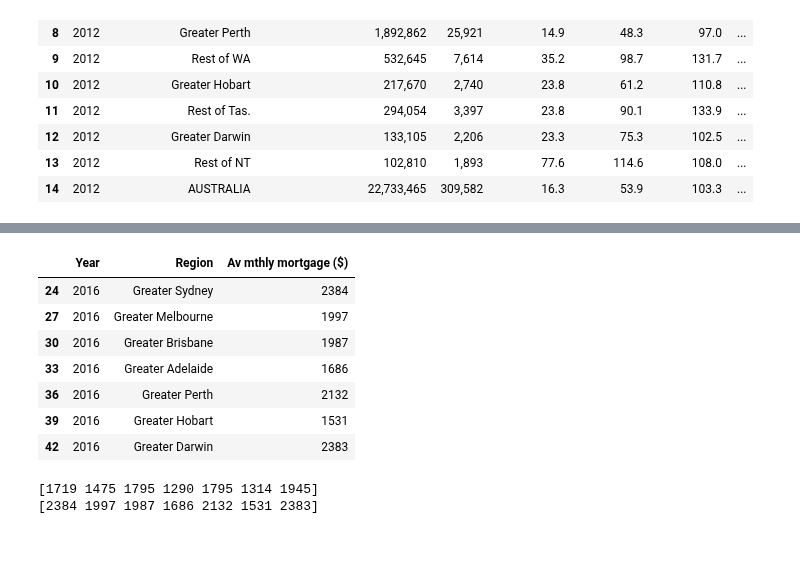
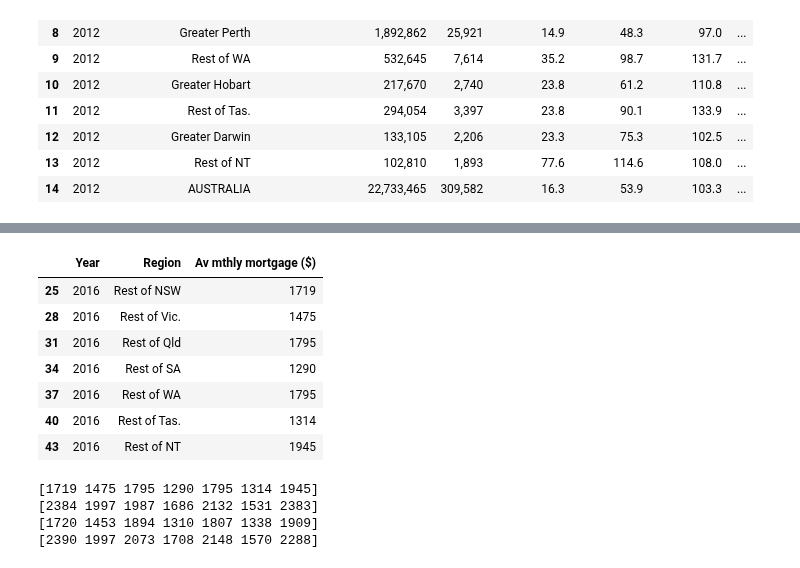
Before and after one commit to NathanJPotter/Team-Project-1, a Jupyter notebook: Project 1.ipynb, the cells around one changed output, grey strips where cells are left out. Cells and saved outputs as stored; diff of their text form; code cells hidden in the pictures.

```diff
--- a/Project 1.ipynb
+++ b/Project 1.ipynb
@@ -679,5 +679,8 @@ lastest_average_monthly_rental_df = rental_data_df.loc[rental_data_df['Year'] ==
 lastest_mortgage_stress_df = mortgage_stress_df.loc[mortgage_stress_df['Year']== 2016]
 lastest_rental_stress_df = rental_stress_df.loc[rental_stress_df['Year']==2016]
 
-lastest_rental_stress_df
+
+earliest_average_monthly_mortgage_df = mortgage_data_df.loc[mortgage_data_df['Year'] == 2011]
+
+earliest_average_monthly_mortgage_df
 # %% [output]
@@ -702,9 +705,9 @@ lastest_rental_stress_df
 #drop sumary rows to compare 2 seperate values
 clean_average_monthly_mortgage_df = latest_average_monthly_mortgage_df.drop([22,23,26,29,32,35,38,41], axis=0)
 
+clean_earliest_average_monthly_mortgage_df = earliest_average_monthly_mortgage_df.drop([0,1,4,7,10,13,16,19], axis=0)
 
 
-
-clean_average_monthly_mortgage_df
+clean_earliest_average_monthly_mortgage_df
 # %% [output]
 |  | Year | Region | Av mthly mortgage ($) |
@@ -725,30 +728,44 @@ clean_average_monthly_mortgage_df
 # %%
 # Creating dataframe to separate city areas and region areas
-greater_df = clean_df[clean_average_monthly_mortgage_df['Region'].str.contains('Greater')]
-rest_of_df = clean_df[clean_average_monthly_mortgage_df['Region'].str.contains('Rest')]
-greater_df
+greater_df = clean_average_monthly_mortgage_df[clean_average_monthly_mortgage_df['Region'].str.contains('Greater')]
+rest_of_df = clean_average_monthly_mortgage_df[clean_average_monthly_mortgage_df['Region'].str.contains('Rest')]
+
+earliest_greater_df = clean_earliest_average_monthly_mortgage_df[clean_earliest_average_monthly_mortgage_df['Region'].str.contains('Greater')]
+earlirest_rest_of_df = clean_earliest_average_monthly_mortgage_df[clean_earliest_average_monthly_mortgage_df['Region'].str.contains('Rest')]
+
+rest_of_df
 # %% [output]
 |  | Year | Region | Av mthly mortgage ($) |
-| 24 | 2016 | Greater Sydney | 2384 |
-| 27 | 2016 | Greater Melbourne | 1997 |
-| 30 | 2016 | Greater Brisbane | 1987 |
-| 33 | 2016 | Greater Adelaide | 1686 |
-| 36 | 2016 | Greater Perth | 2132 |
-| 39 | 2016 | Greater Hobart | 1531 |
-| 42 | 2016 | Greater Darwin | 2383 |
+| 25 | 2016 | Rest of NSW | 1719 |
+| 28 | 2016 | Rest of Vic. | 1475 |
+| 31 | 2016 | Rest of Qld | 1795 |
+| 34 | 2016 | Rest of SA | 1290 |
+| 37 | 2016 | Rest of WA | 1795 |
+| 40 | 2016 | Rest of Tas. | 1314 |
+| 43 | 2016 | Rest of NT | 1945 |
 # %%
 #Creating arrays for bar plot
 number_column = rest_of_df.loc[:,'Av mthly mortgage ($)']
 array_rest_of = number_column.values
 
 greater_avg_monthly_income = greater_df.loc[:,'Av mthly mortgage ($)']
-array_great = greater_avg_monthly_income.values
+array_greater = greater_avg_monthly_income.values
+
+earliest_number_column = earlirest_rest_of_df.loc[:,'Av mthly mortgage ($)']
+array_earliest_rest_of = earliest_number_column.values
+
+earliest_greater_avg_monthly_income = earliest_greater_df.loc[:,'Av mthly mortgage ($)']
+array_earliest_greater = earliest_greater_avg_monthly_income.values
 
 
 print(array_rest_of)
-print(array_great)
+print(array_greater)
+print(array_earliest_rest_of)
+print(array_earliest_greater)
 # %% [output]
 [1719 1475 1795 1290 1795 1314 1945]
 [2384 1997 1987 1686 2132 1531 2383]
+[1720 1453 1894 1310 1807 1338 1909]
+[2390 1997 2073 1708 2148 1570 2288]
 # %%
 plotdata = pd.DataFrame({
```
Also changed, not shown: parts of 4 cells of this notebook.
